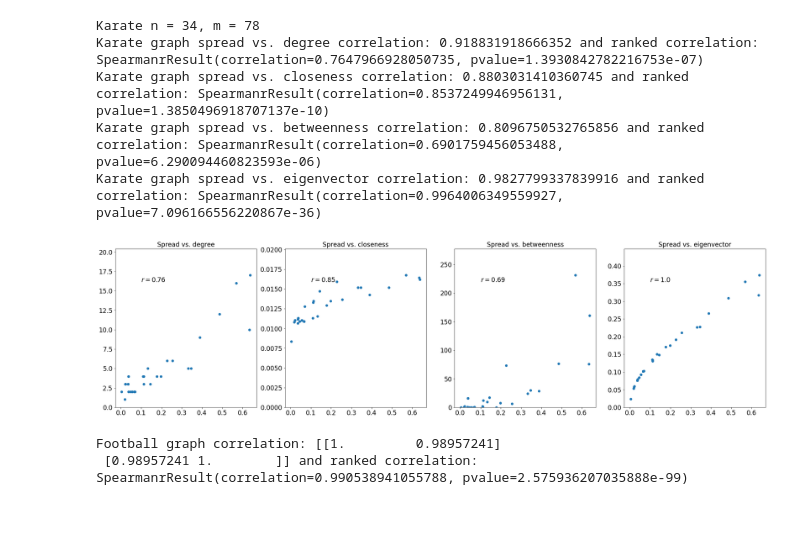
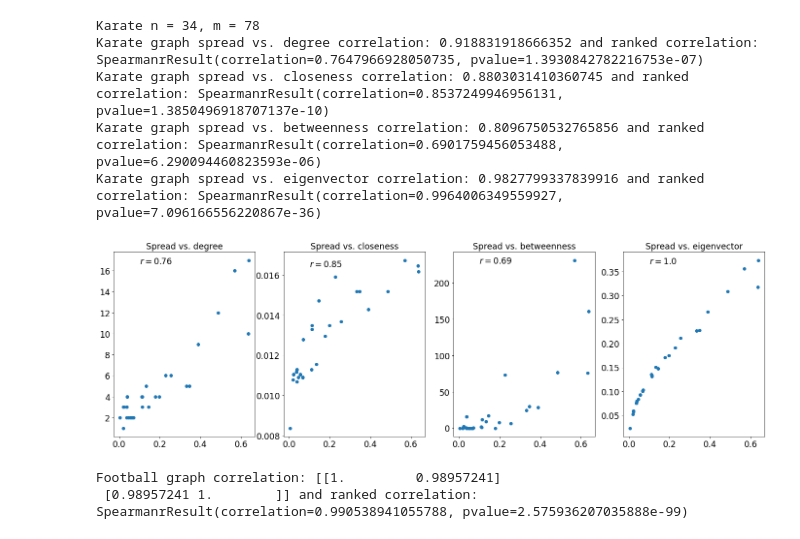
Before and after one commit to rkingan/disease-sim, a Jupyter notebook: notebooks/centrality-correlation.ipynb, the cells around one changed output. Saved outputs shown, nothing was run; the diff lists cells and outputs as text; code cells hidden in the pictures.

Commit message:
Update to figure

```diff
--- a/notebooks/centrality-correlation.ipynb
+++ b/notebooks/centrality-correlation.ipynb
@@ -32,20 +32,20 @@ Karate graph spread vs. closeness correlation: 0.8803031410360745 and ranked cor
 Karate graph spread vs. betweenness correlation: 0.8096750532765856 and ranked correlation: SpearmanrResult(correlation=0.6901759456053488, pvalue=6.290094460823593e-06)
 Karate graph spread vs. eigenvector correlation: 0.9827799337839916 and ranked correlation: SpearmanrResult(correlation=0.9964006349559927, pvalue=7.096166556220867e-36)
 # %%
-fig, ax = plt.subplots(1, 4, figsize=(32, 8))
+fig, ax = plt.subplots(1, 4, figsize=(24, 7))
 ys = [kdc, kcc, kbc, kec]
 names = ["degree", "closeness", "betweenness", "eigenvector"]
 rvalues = [np.around(spearmanr(ksc, y).correlation, decimals=2) for y in ys]
 for i in range(4):
     ax[i].scatter(ksc, ys[i])
-    ax[i].text(0.1, 0.95*max(ys[i]), f"$r = {rvalues[i]}$", size="xx-large")
+    ax[i].text(0.1, 0.98*max(ys[i]), f"$r = {rvalues[i]}$", size="xx-large")
     ax[i].set_title(f"Spread vs. {names[i]}", size="xx-large")
-    ax[i].set_ylim(0, 1.2 * max(ys[i]))
+    #ax[i].set_ylim(0, 1.2 * max(ys[i]))
     ax[i].tick_params(labelsize="xx-large")
 plt.savefig("../doc/correlations.jpg", dpi=300, bbox_inches="tight")
 plt.show()
 # %% [output]
-[figure, old version]
+[figure, new version]
 # %%
 fg = load_graph_here("football")
 fss = compute_spread_centrality_of_graph(fg)
```
Also changed, not shown: 1 other file.
